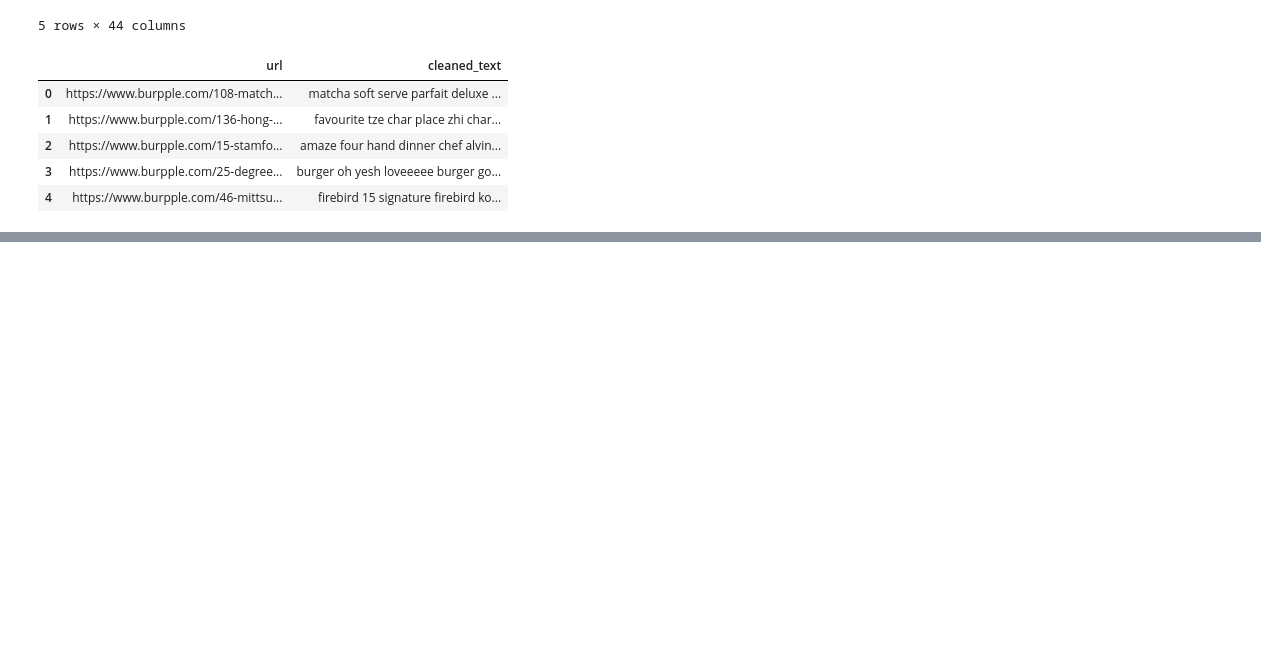
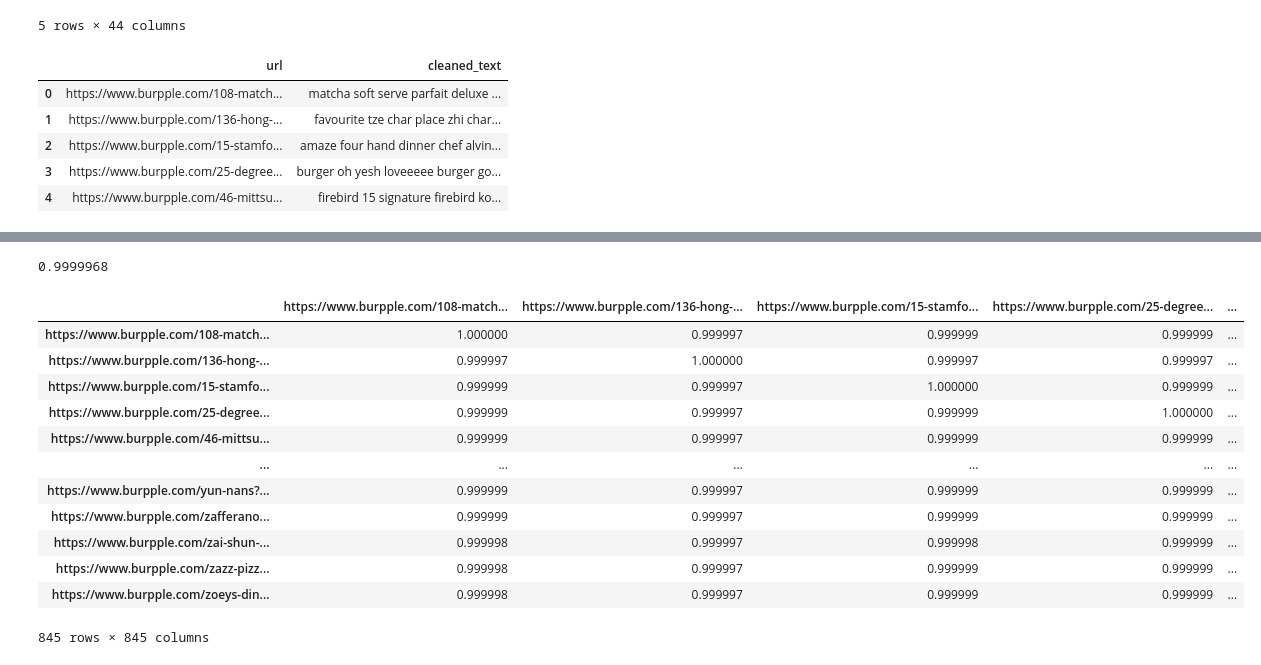
Before and after one commit to sabyeo/bt4221, a Jupyter notebook: doc2vec_topic_modelling_restaurant.ipynb, the cells around one changed output, grey strips where cells are left out. Cells and saved outputs as stored; diff of their text form; code cells hidden in the pictures; blank space fills up the shorter version.

```diff
--- a/doc2vec_topic_modelling_restaurant.ipynb
+++ b/doc2vec_topic_modelling_restaurant.ipynb
@@ -81,0 +114,32 @@ AttributeError: 'Doc2VecKeyedVectors' object has no attribute 'key_to_index'
+# %%
+# similarity between 2 documents
+model.docvecs.similarity(it.labels_list[0], it.labels_list[1])
+# %% [output]
+0.9999968
+# %%
+similarity_df = pd.DataFrame()
+
+for restaurant in it.labels_list:
+    similarity_list = []
+    for restaurant2 in it.labels_list:
+        similarity_list.append(model.docvecs.similarity(restaurant, restaurant2))
+
+    similarity_df[restaurant] = similarity_list
+# %%
+similarity_df.index = list(it.labels_list)
+# %%
+similarity_df
+# %% [output]
+|  | https://www.burpple.com/108-match... | https://www.burpple.com/136-hong-... | https://www.burpple.com/15-stamfo... | https://www.burpple.com/25-degree... | ... |
+| https://www.burpple.com/108-match... | 1.000000 | 0.999997 | 0.999999 | 0.999999 | ... |
+| https://www.burpple.com/136-hong-... | 0.999997 | 1.000000 | 0.999997 | 0.999997 | ... |
+| https://www.burpple.com/15-stamfo... | 0.999999 | 0.999997 | 1.000000 | 0.999999 | ... |
+| https://www.burpple.com/25-degree... | 0.999999 | 0.999997 | 0.999999 | 1.000000 | ... |
+| https://www.burpple.com/46-mittsu... | 0.999999 | 0.999997 | 0.999999 | 0.999999 | ... |
+| ... | ... | ... | ... | ... | ... |
+| https://www.burpple.com/yun-nans?... | 0.999999 | 0.999997 | 0.999999 | 0.999999 | ... |
+| https://www.burpple.com/zafferano... | 0.999999 | 0.999997 | 0.999999 | 0.999999 | ... |
+| https://www.burpple.com/zai-shun-... | 0.999998 | 0.999997 | 0.999998 | 0.999999 | ... |
+| https://www.burpple.com/zazz-pizz... | 0.999998 | 0.999997 | 0.999999 | 0.999999 | ... |
+| https://www.burpple.com/zoeys-din... | 0.999998 | 0.999997 | 0.999999 | 0.999999 | ... |
+845 rows × 845 columns
```
Also changed, not shown: parts of 15 cells of this notebook.
